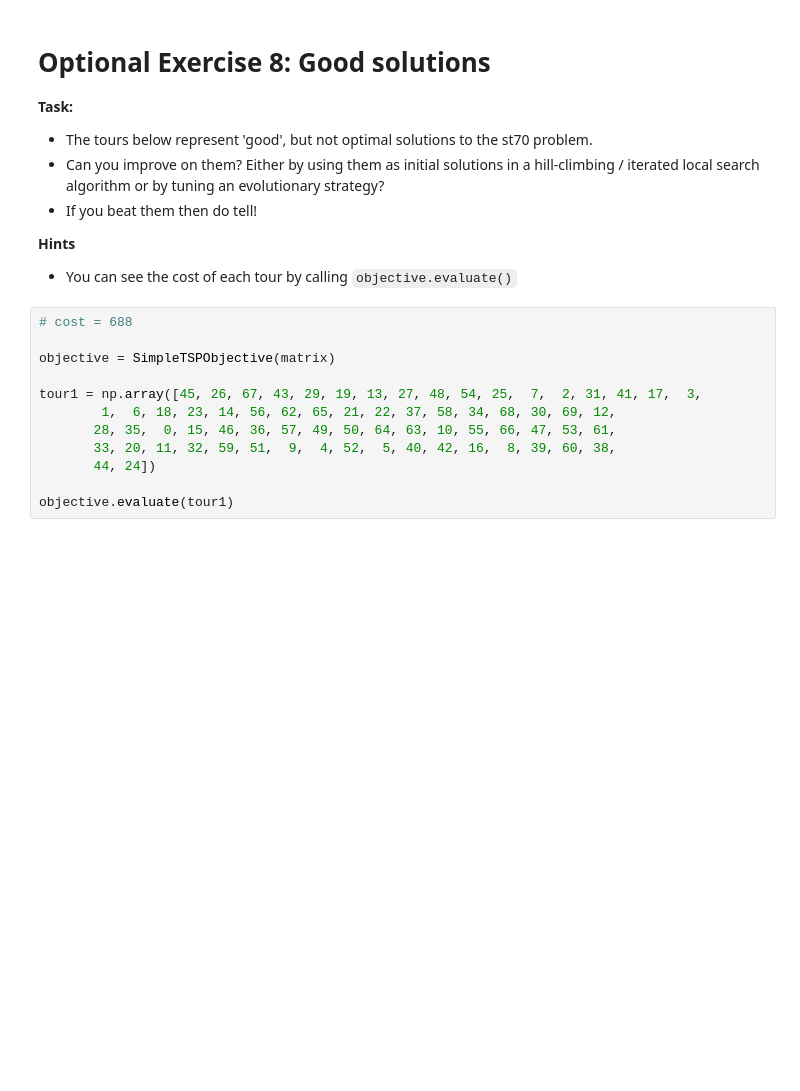
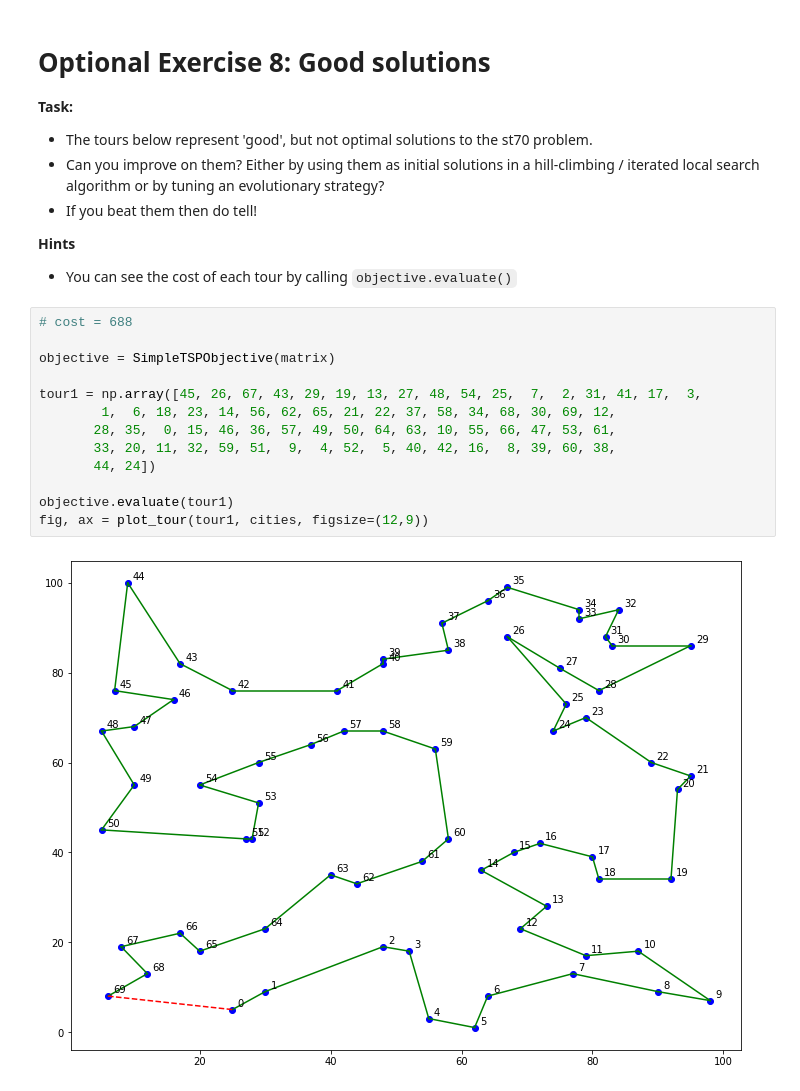
Before and after one commit to health-data-science-OR/healthcare-logistics, a Jupyter notebook: optimisation/03_routing_and_scheduling_part1_SOLUTIONS.ipynb, the cells around one changed output. Cells and saved outputs as stored; diff of their text form; blank space fills up the shorter version.

```diff
--- a/optimisation/03_routing_and_scheduling_part1_SOLUTIONS.ipynb
+++ b/optimisation/03_routing_and_scheduling_part1_SOLUTIONS.ipynb
@@ -930,15 +940,18 @@ best solution:
 # %%
 # cost = 688
 
 objective = SimpleTSPObjective(matrix)
 
 tour1 = np.array([45, 26, 67, 43, 29, 19, 13, 27, 48, 54, 25,  7,  2, 31, 41, 17,  3,
         1,  6, 18, 23, 14, 56, 62, 65, 21, 22, 37, 58, 34, 68, 30, 69, 12,
        28, 35,  0, 15, 46, 36, 57, 49, 50, 64, 63, 10, 55, 66, 47, 53, 61,
        33, 20, 11, 32, 59, 51,  9,  4, 52,  5, 40, 42, 16,  8, 39, 60, 38,
        44, 24])
 
 objective.evaluate(tour1)
+fig, ax = plot_tour(tour1, cities, figsize=(12,9))
+# %% [output]
+[figure, added]
 # %%
 #cost = 683
 
```
Also changed, not shown: parts of 11 cells of this notebook, 2 other files.
